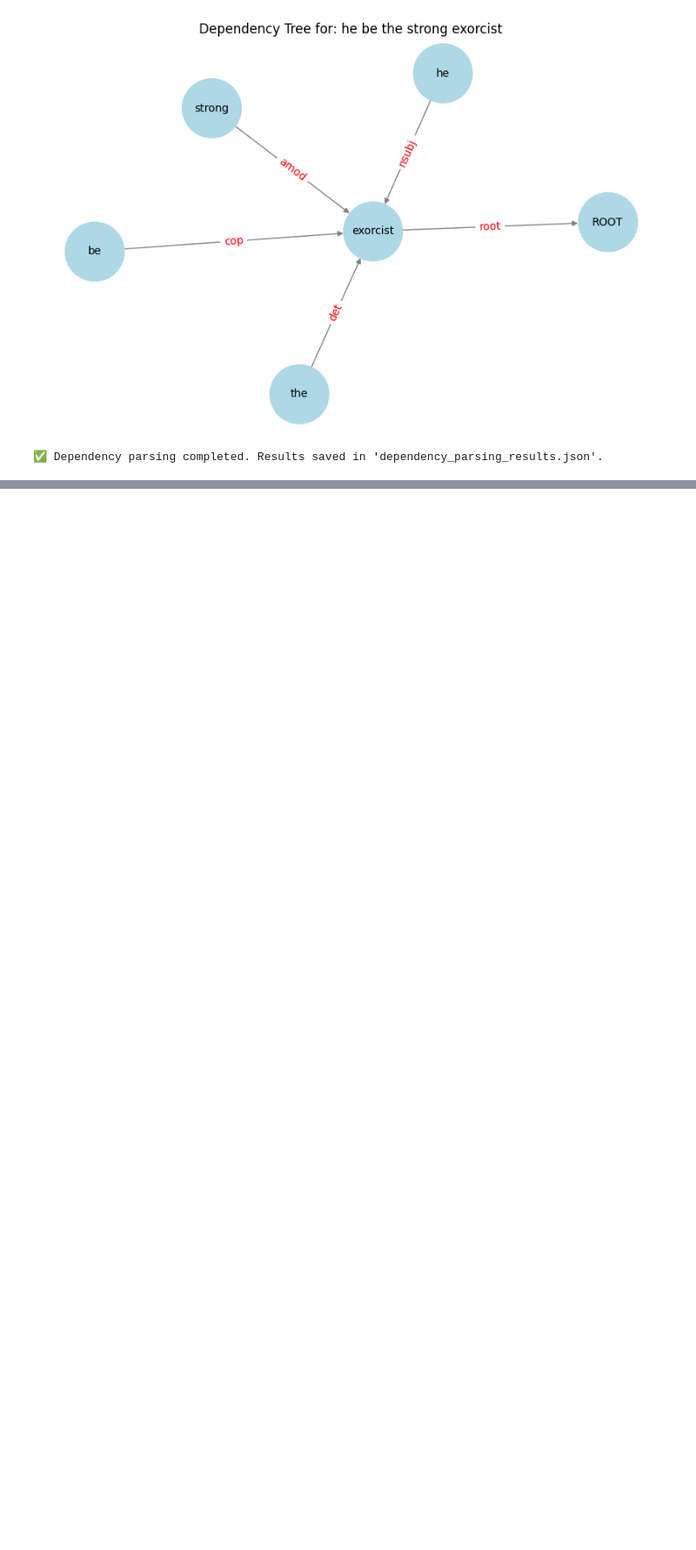
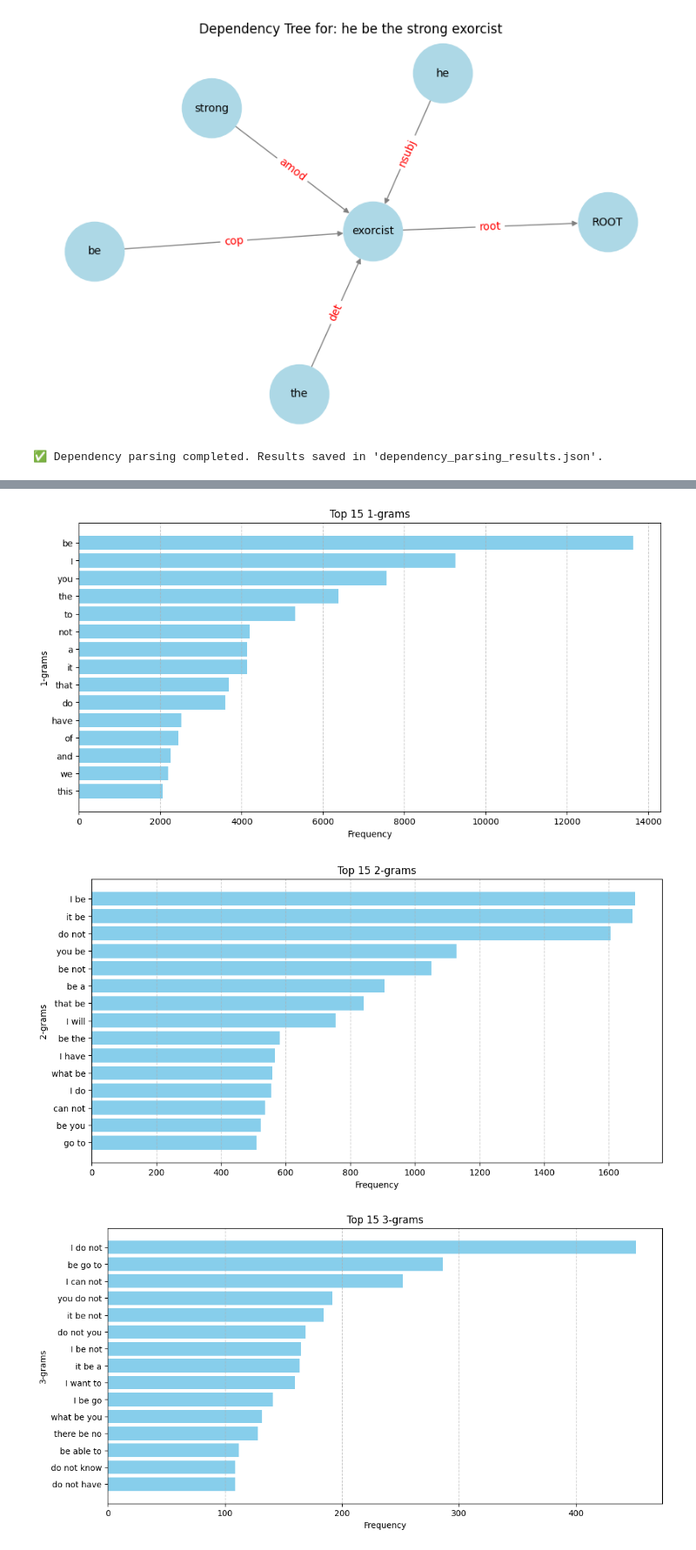
Before and after one commit to bramenn/jupyter, a Jupyter notebook: taller_1/anime-translation.ipynb, the cells around one changed output, grey strips where cells are left out. Shown: that part at 87% size. Drawn from its saved outputs; the diff is of its cells as text; code cells hidden in the pictures; blank space fills up the shorter version.

```diff
--- a/taller_1/anime-translation.ipynb
+++ b/taller_1/anime-translation.ipynb
@@ -1046,0 +1130,57 @@ print("✅ Dependency parsing completed. Results saved in 'dependency_parsing_re
+# %%
+import matplotlib.pyplot as plt
+from collections import Counter
+import os
+
+n_gram_output = "ngrams_frequencies.txt"
+
+def load_ngram_data(input_path):
+    """Loads n-gram data from the text file and returns a dictionary of Counter objects."""
+    if not os.path.exists(input_path):
+        print(f"❌ Error: File '{input_path}' not found.")
+        return None
+
+    ngram_counts = {}
+    current_n = None
+
+    with open(input_path, "r", encoding="utf-8") as f:
+        for line in f:
+            line = line.strip()
+            if line.startswith("🔹"):
+                current_n = int(line.split("-")[0].replace("🔹", "").strip())
+                ngram_counts[current_n] = Counter()
+            elif ":" in line and current_n is not None:
+                ngram, count = line.rsplit(":", 1)
+                ngram_counts[current_n][ngram.strip()] = int(count.strip())
+
+    return ngram_counts
+
+def plot_ngrams(ngram_counts, n=1, top_n=15):
+    """Plots the top n-grams as a bar chart."""
+    if n not in ngram_counts:
+        print(f"❌ No data found for {n}-grams.")
+        return
+
+    top_ngrams = ngram_counts[n].most_common(top_n)
+    labels, values = zip(*top_ngrams)
+
+    plt.figure(figsize=(12, 6))
+    plt.barh(labels[::-1], values[::-1], color="skyblue")
+    plt.xlabel("Frequency")
+    plt.ylabel(f"{n}-grams")
+    plt.title(f"Top {top_n} {n}-grams")
+    plt.grid(axis="x", linestyle="--", alpha=0.7)
+    plt.show()
+
+# Load the data
+ngram_counts = load_ngram_data(n_gram_output)
+
+# Plot the results
+if ngram_counts:
+    plot_ngrams(ngram_counts, n=1)  # Unigrams
+    plot_ngrams(ngram_counts, n=2)  # Bigrams
+    plot_ngrams(ngram_counts, n=3)  # Trigrams
+# %% [output]
+[figure, added]
+[figure, added]
+[figure, added]
```
Also changed, not shown: parts of 4 cells of this notebook, 3 other files.
